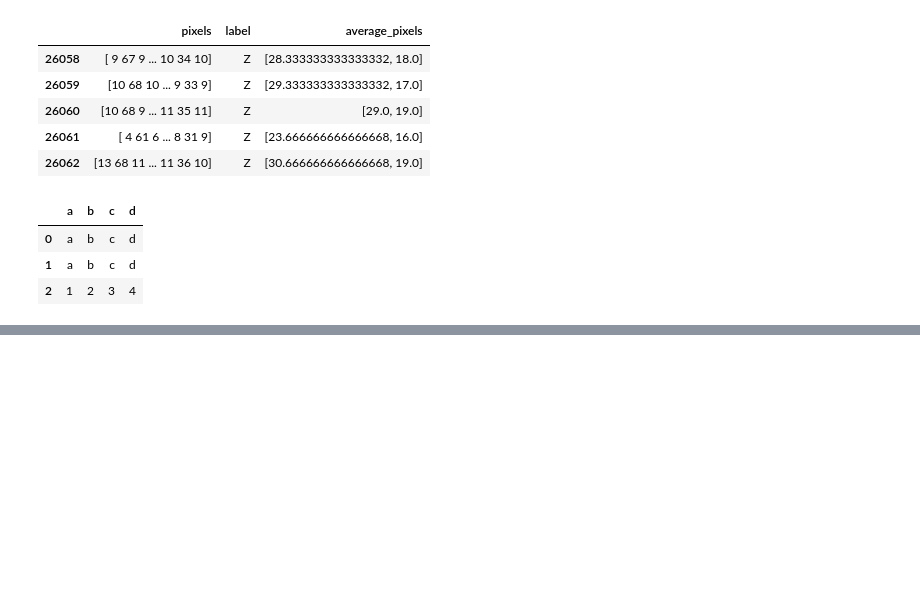
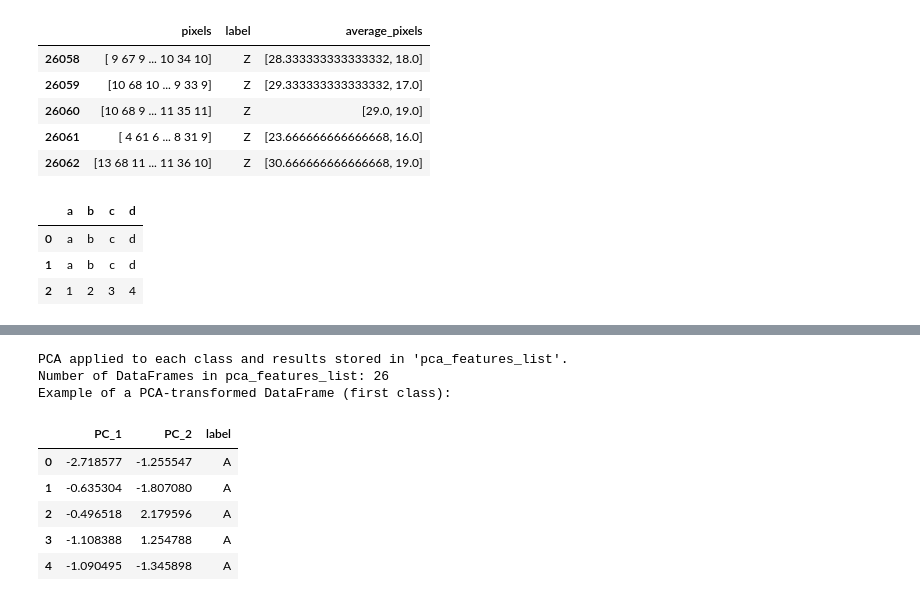
Before and after one commit to SanjayD23/Alphabetical-Hand-gesture-recognition-using-deep-leaning, a Jupyter notebook: Alphabetical_Hand_gesture_recognition_using_deep_learning.ipynb, the cells around one changed output, grey strips where cells are left out. Saved outputs shown, nothing was run; the diff lists cells and outputs as text; code cells hidden in the pictures; blank space fills up the shorter version.

```diff
--- a/Alphabetical_Hand_gesture_recognition_using_deep_learning.ipynb
+++ b/Alphabetical_Hand_gesture_recognition_using_deep_learning.ipynb
@@ -232,0 +256,34 @@ NameError: name 'data' is not defined
+# %%
+pca_features_list = []
+unique_labels = np.unique(y)
+
+for label in unique_labels:
+    X_class = X[y == label]
+    y_class = y[y == label]
+
+    scaler = StandardScaler()
+    X_scaled = scaler.fit_transform(X_class)
+
+    pca = PCA(n_components=0.95)
+    X_pca = pca.fit_transform(X_scaled)
+
+    pc_columns = [f"PC_{i+1}" for i in range(X_pca.shape[1])]
+    df_pca_class = pd.DataFrame(data=X_pca, columns=pc_columns)
+    df_pca_class['label'] = y_class
+
+    pca_features_list.append(df_pca_class)
+
+print("PCA applied to each class and results stored in 'pca_features_list'.")
+print(f"Number of DataFrames in pca_features_list: {len(pca_features_list)}")
+print("Example of a PCA-transformed DataFrame (first class):")
+display(pca_features_list[0].head())
+# %% [output]
+PCA applied to each class and results stored in 'pca_features_list'.
+Number of DataFrames in pca_features_list: 26
+Example of a PCA-transformed DataFrame (first class):
+|  | PC_1 | PC_2 | label |
+| 0 | -2.718577 | -1.255547 | A |
+| 1 | -0.635304 | -1.807080 | A |
+| 2 | -0.496518 | 2.179596 | A |
+| 3 | -1.108388 | 1.254788 | A |
+| 4 | -1.090495 | -1.345898 | A |
```
Also changed, not shown: parts of 8 cells of this notebook.
